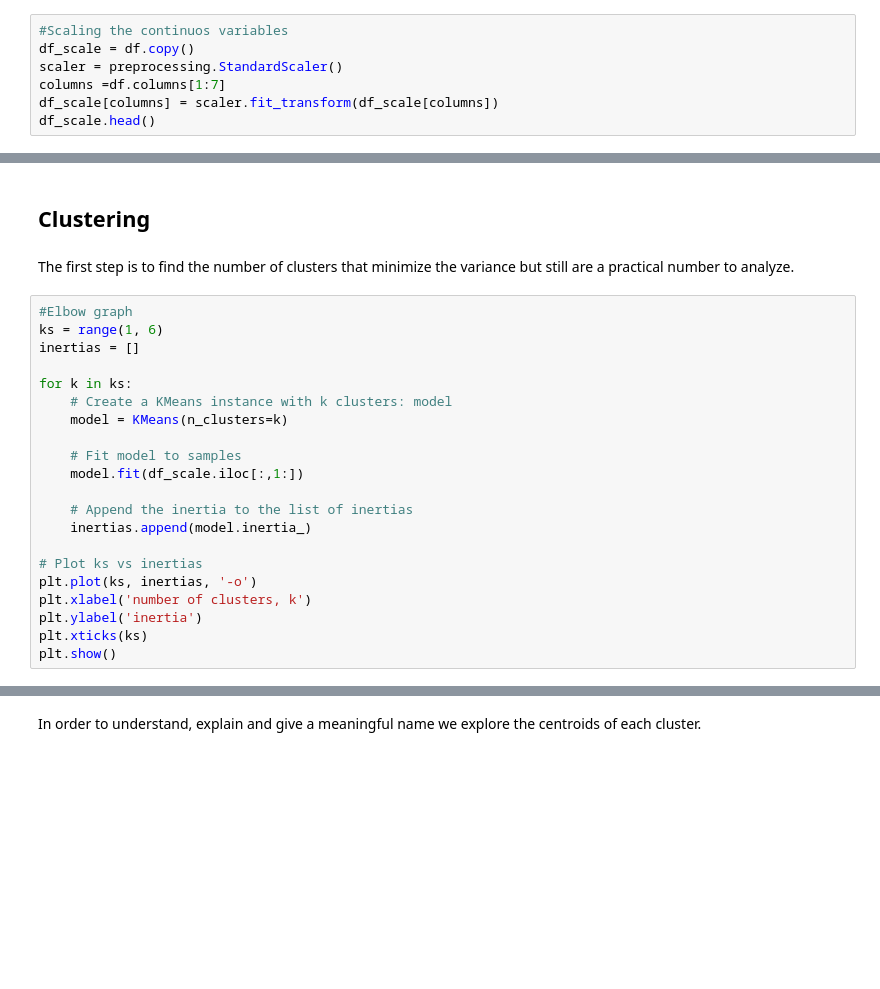
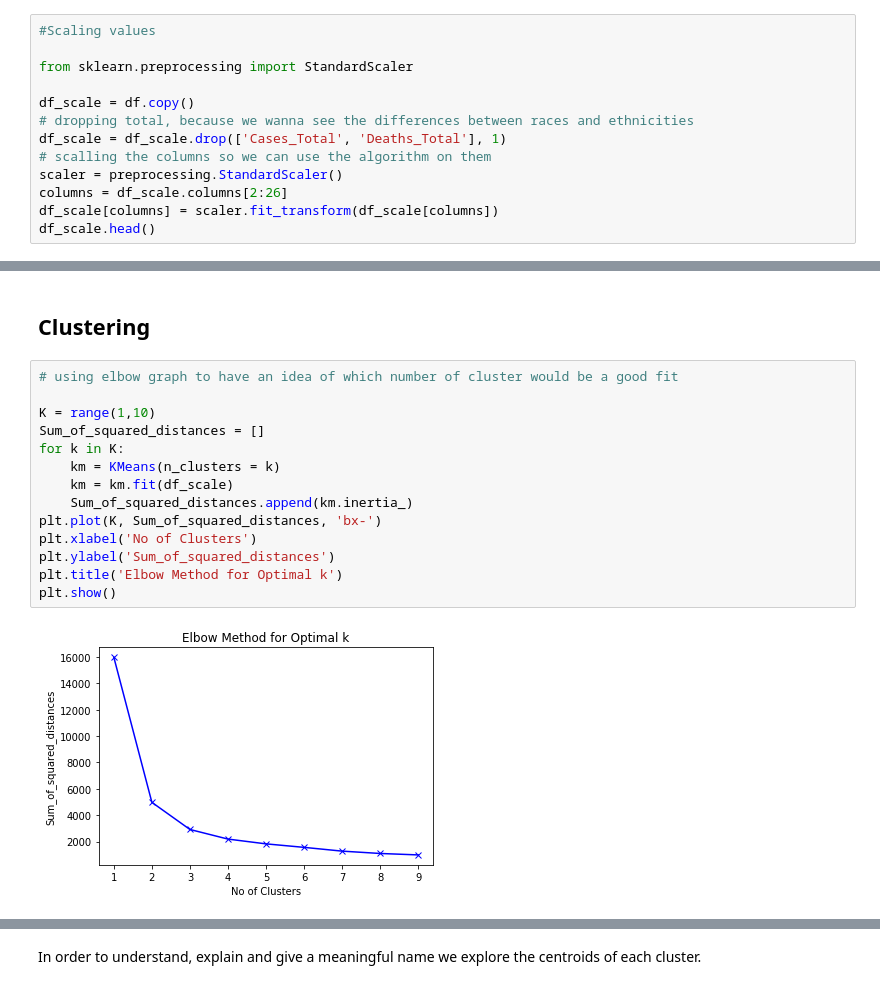
Before and after one commit to madhavi70/TragicBytes_Hack, a Jupyter notebook: TragicBytes_hack.ipynb, the cells around one changed output, grey strips where cells are left out. Saved outputs shown, nothing was run; the diff lists cells and outputs as text; blank space fills up the shorter version.

```diff
--- a/TragicBytes_hack.ipynb
+++ b/TragicBytes_hack.ipynb
@@ -136,7 +141,13 @@ The correlation of the statement of purpose and recommendation letters decay in
 # %%
-#Scaling the continuos variables
+#Scaling values
+
+from sklearn.preprocessing import StandardScaler
+
 df_scale = df.copy()
+# dropping total, because we wanna see the differences between races and ethnicities
+df_scale = df_scale.drop(['Cases_Total', 'Deaths_Total'], 1)
+# scalling the columns so we can use the algorithm on them
 scaler = preprocessing.StandardScaler()
-columns =df.columns[1:7]
+columns = df_scale.columns[2:26]
 df_scale[columns] = scaler.fit_transform(df_scale[columns])
 df_scale.head()
@@ -143,26 +184,19 @@ df_scale.head()
 # %% [markdown]
 ## Clustering
-# %% [markdown]
-The first step is to find the number of clusters that minimize the variance but still are a practical number to analyze.
-# %%
-#Elbow graph
-ks = range(1, 6)
-inertias = []
-
-for k in ks:
-    # Create a KMeans instance with k clusters: model
-    model = KMeans(n_clusters=k)
-
-    # Fit model to samples
-    model.fit(df_scale.iloc[:,1:])
-
-    # Append the inertia to the list of inertias
-    inertias.append(model.inertia_)
-
-# Plot ks vs inertias
-plt.plot(ks, inertias, '-o')
-plt.xlabel('number of clusters, k')
-plt.ylabel('inertia')
-plt.xticks(ks)
-plt.show()
+# %%
+# using elbow graph to have an idea of which number of cluster would be a good fit
+
+K = range(1,10)
+Sum_of_squared_distances = []
+for k in K:
+    km = KMeans(n_clusters = k)
+    km = km.fit(df_scale)
+    Sum_of_squared_distances.append(km.inertia_)
+plt.plot(K, Sum_of_squared_distances, 'bx-')
+plt.xlabel('No of Clusters')
+plt.ylabel('Sum_of_squared_distances')
+plt.title('Elbow Method for Optimal k')
+plt.show()
+# %% [output]
+[figure, added]
 # %%
```
Also changed, not shown: parts of 33 cells of this notebook, 1 other file.
